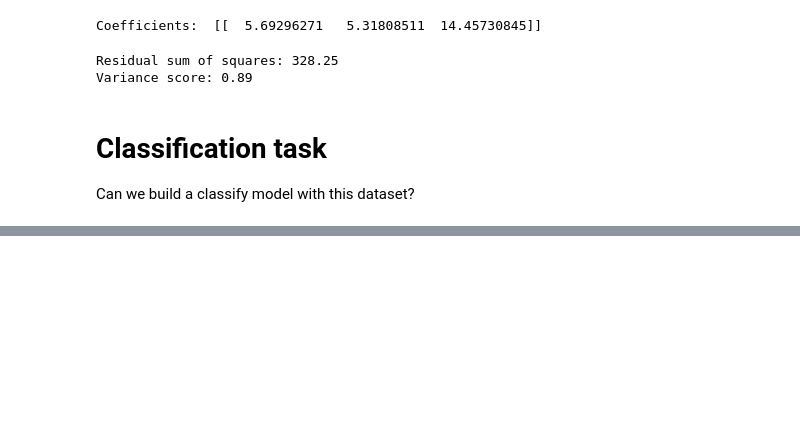
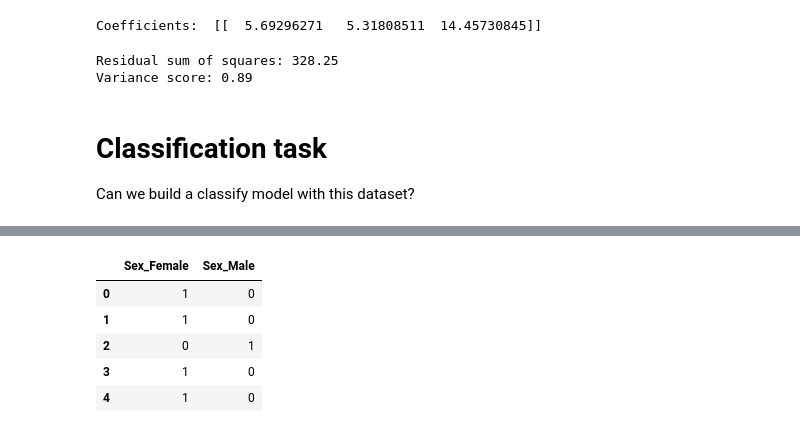
Before and after one commit to ryan13/PreprocessingUtility, a Jupyter notebook: TransformCategoryToNumber1.ipynb, the cells around one changed output, grey strips where cells are left out. Saved outputs shown, nothing was run; the diff lists cells and outputs as text; code cells hidden in the pictures; blank space fills up the shorter version.

```diff
--- a/TransformCategoryToNumber1.ipynb
+++ b/TransformCategoryToNumber1.ipynb
@@ -172,0 +215,9 @@ Can we build a classify model with this dataset?
+# %%
+dummy_gender.head()
+# %% [output]
+|  | Sex_Female | Sex_Male |
+| 0 | 1 | 0 |
+| 1 | 1 | 0 |
+| 2 | 0 | 1 |
+| 3 | 1 | 0 |
+| 4 | 1 | 0 |
```
Also changed, not shown: parts of 13 cells of this notebook.
